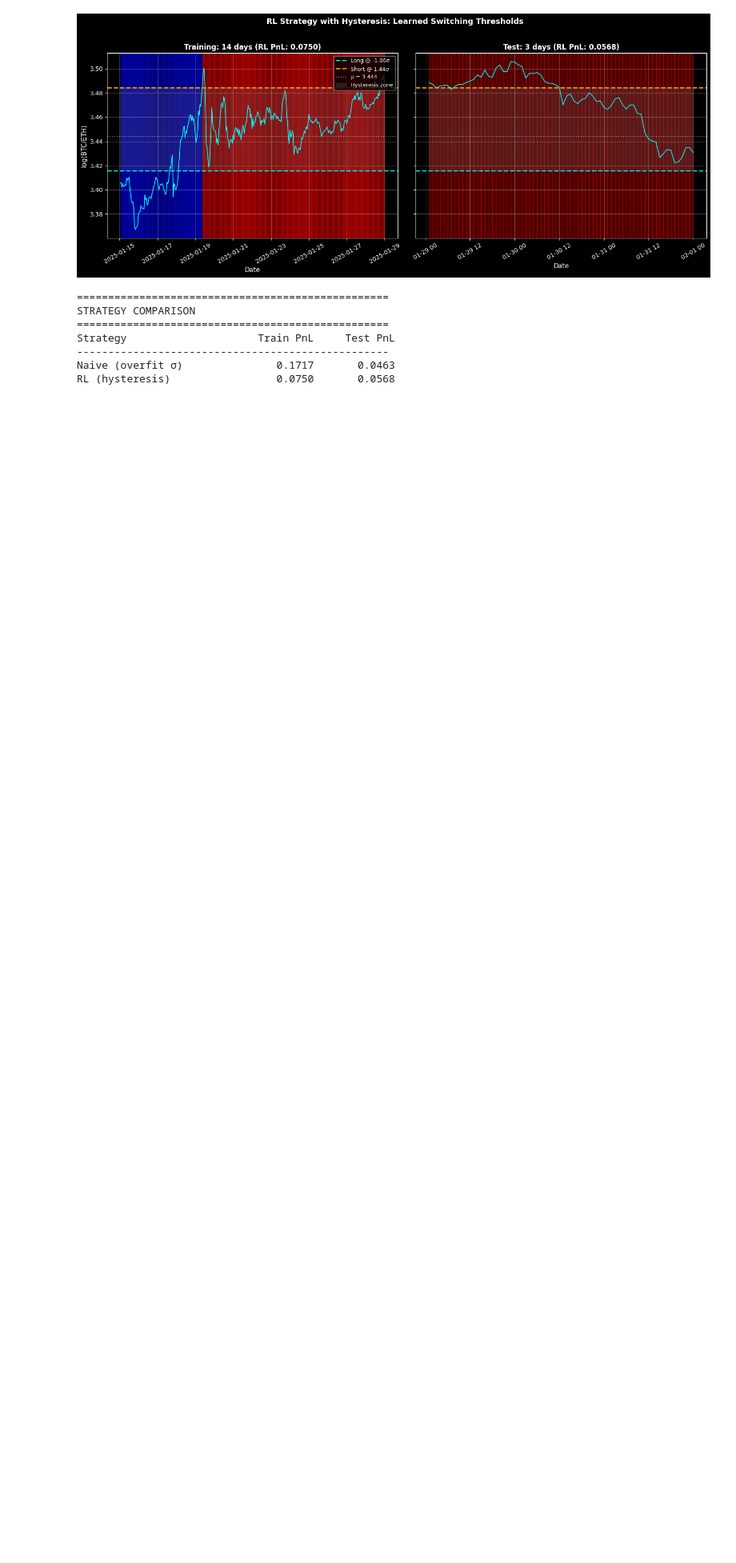
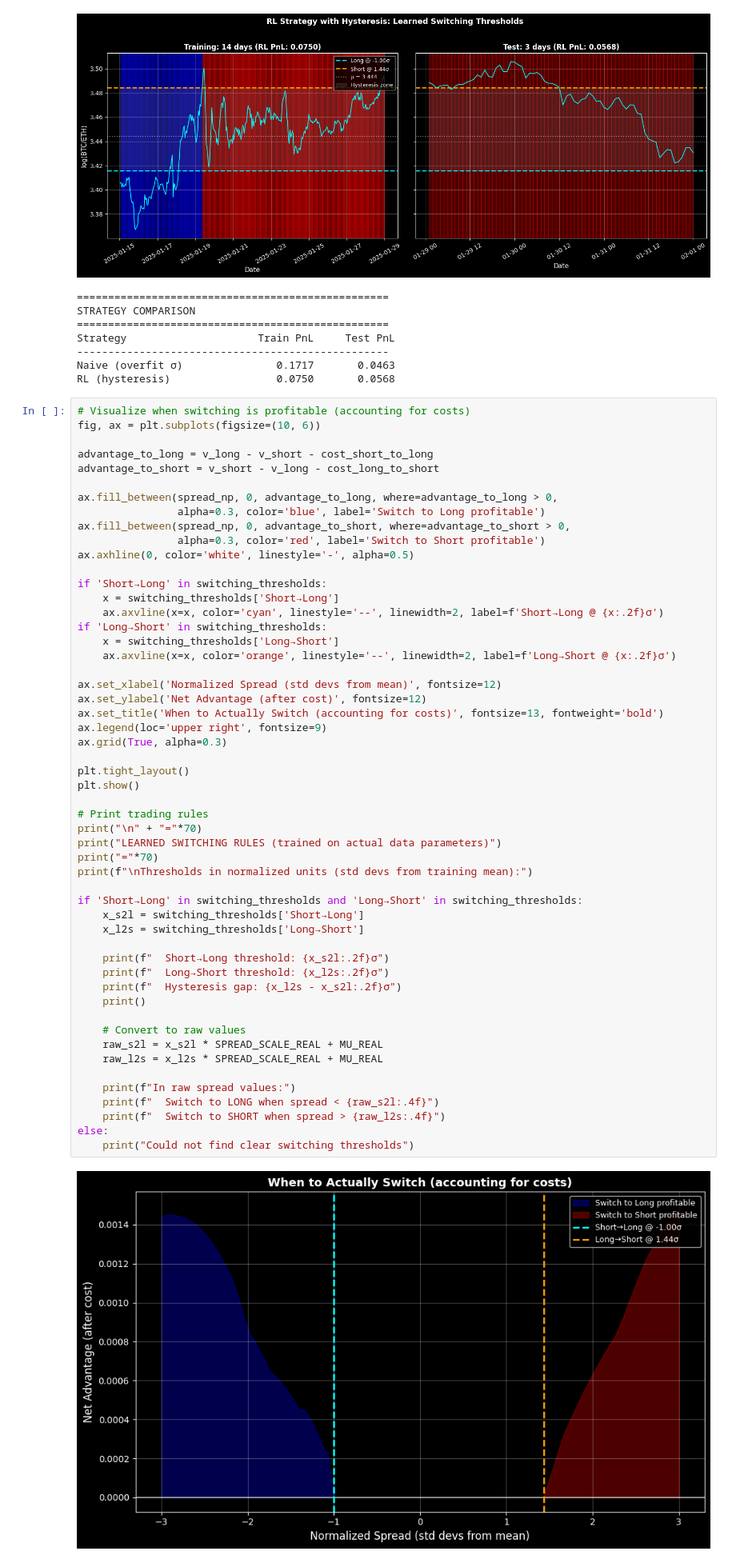
Before and after one commit to ChadThackray/regime-switching-2025, a Jupyter notebook: video.ipynb, the cells around one changed output. Shown at 80% size. Saved outputs shown, nothing was run; the diff lists cells and outputs as text; blank space fills up the shorter version.

Commit message:
Show time independence of model

```diff
--- a/video.ipynb
+++ b/video.ipynb
@@ -519,3 +477,58 @@ Strategy                     Train PnL     Test PnL
 --------------------------------------------------
 Naive (overfit σ)               0.1717       0.0463
 RL (hysteresis)                 0.0750       0.0568
+# %%
+# Visualize when switching is profitable (accounting for costs)
+fig, ax = plt.subplots(figsize=(10, 6))
+
+advantage_to_long = v_long - v_short - cost_short_to_long
+advantage_to_short = v_short - v_long - cost_long_to_short
+
+ax.fill_between(spread_np, 0, advantage_to_long, where=advantage_to_long > 0,
+                alpha=0.3, color='blue', label='Switch to Long profitable')
+ax.fill_between(spread_np, 0, advantage_to_short, where=advantage_to_short > 0,
+                alpha=0.3, color='red', label='Switch to Short profitable')
+ax.axhline(0, color='white', linestyle='-', alpha=0.5)
+
+if 'Short→Long' in switching_thresholds:
+    x = switching_thresholds['Short→Long']
+    ax.axvline(x=x, color='cyan', linestyle='--', linewidth=2, label=f'Short→Long @ {x:.2f}σ')
+if 'Long→Short' in switching_thresholds:
+    x = switching_thresholds['Long→Short']
+    ax.axvline(x=x, color='orange', linestyle='--', linewidth=2, label=f'Long→Short @ {x:.2f}σ')
+
+ax.set_xlabel('Normalized Spread (std devs from mean)', fontsize=12)
+ax.set_ylabel('Net Advantage (after cost)', fontsize=12)
+ax.set_title('When to Actually Switch (accounting for costs)', fontsize=13, fontweight='bold')
+ax.legend(loc='upper right', fontsize=9)
+ax.grid(True, alpha=0.3)
+
+plt.tight_layout()
+plt.show()
+
+# Print trading rules
+print("\n" + "="*70)
+print("LEARNED SWITCHING RULES (trained on actual data parameters)")
+print("="*70)
+print(f"\nThresholds in normalized units (std devs from training mean):")
+
+if 'Short→Long' in switching_thresholds and 'Long→Short' in switching_thresholds:
+    x_s2l = switching_thresholds['Short→Long']
+    x_l2s = switching_thresholds['Long→Short']
+
+    print(f"  Short→Long threshold: {x_s2l:.2f}σ")
+    print(f"  Long→Short threshold: {x_l2s:.2f}σ")
+    print(f"  Hysteresis gap: {x_l2s - x_s2l:.2f}σ")
+    print()
+
+    # Convert to raw values
+    raw_s2l = x_s2l * SPREAD_SCALE_REAL + MU_REAL
+    raw_l2s = x_l2s * SPREAD_SCALE_REAL + MU_REAL
+
+    print(f"In raw spread values:")
+    print(f"  Switch to LONG when spread < {raw_s2l:.4f}")
+    print(f"  Switch to SHORT when spread > {raw_l2s:.4f}")
+else:
+    print("Could not find clear switching thresholds")
+# %% [output]
+[figure, added]
```
Also changed, not shown: parts of 9 cells of this notebook.
